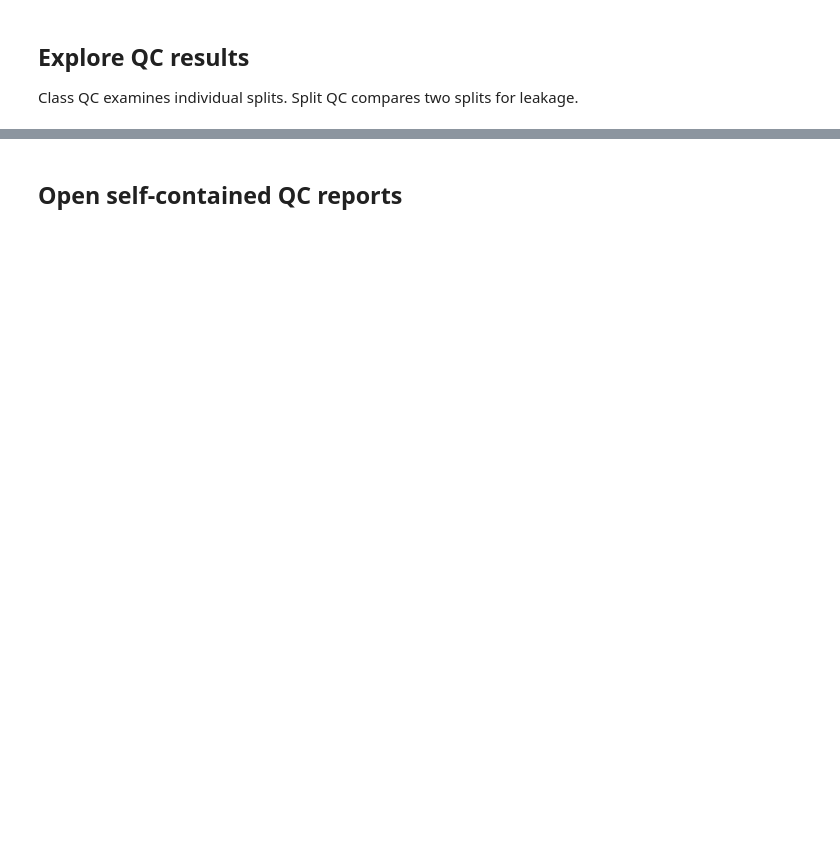
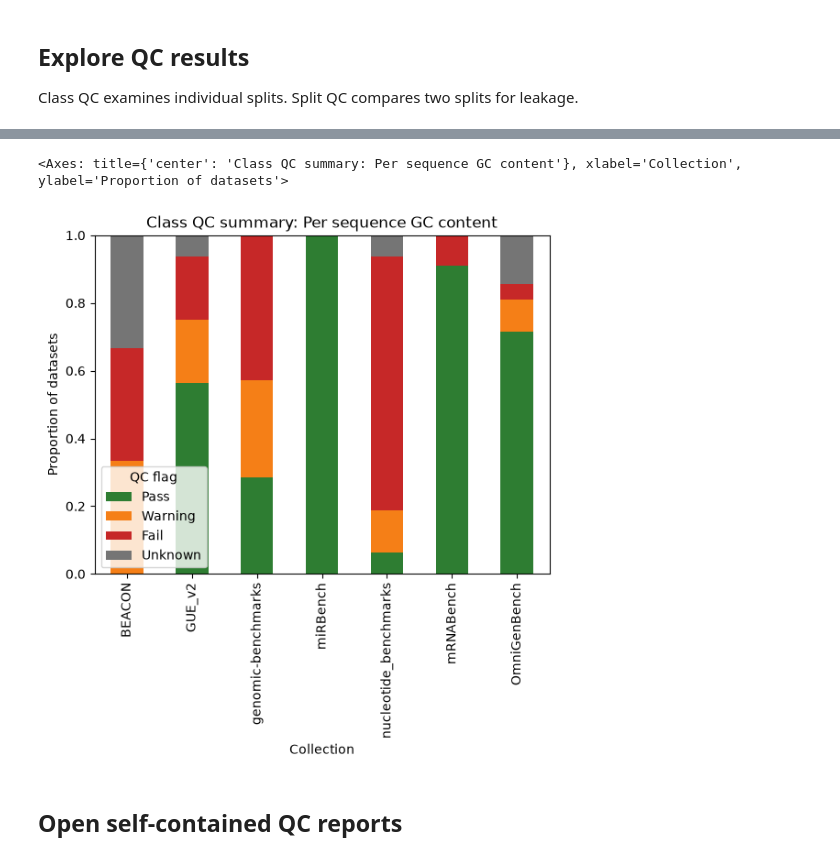
Before and after one commit to genomic-benchmarks/genomic-benchmarks-data, a Jupyter notebook: examples/genomic-benchmarks-data.ipynb, the cells around one changed output, grey strips where cells are left out. Drawn from its saved outputs; the diff is of its cells as text; code cells hidden in the pictures; blank space fills up the shorter version.

Commit message:
Improves QC preview access and summary plots in example nbs.

```diff
--- a/examples/genomic-benchmarks-data.ipynb
+++ b/examples/genomic-benchmarks-data.ipynb
@@ -86,3 +210,8 @@ gbd.plot_qc_summary("class")
+# %%
+gbd.plot_qc_summary("class", check="Per sequence GC content")
+# %% [output]
+<Axes: title={'center': 'Class QC summary: Per sequence GC content'}, xlabel='Collection', ylabel='Proportion of datasets'>
+[figure, added]
 # %% [markdown]
 ## Open self-contained QC reports
 # %%
```
Also changed, not shown: parts of 19 cells of this notebook, 2 other files.
